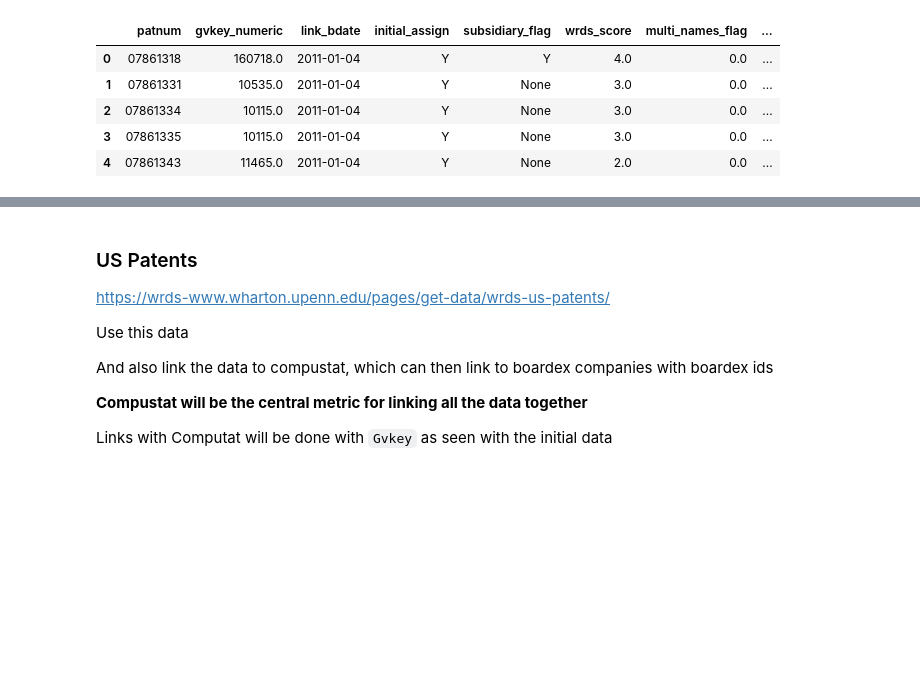
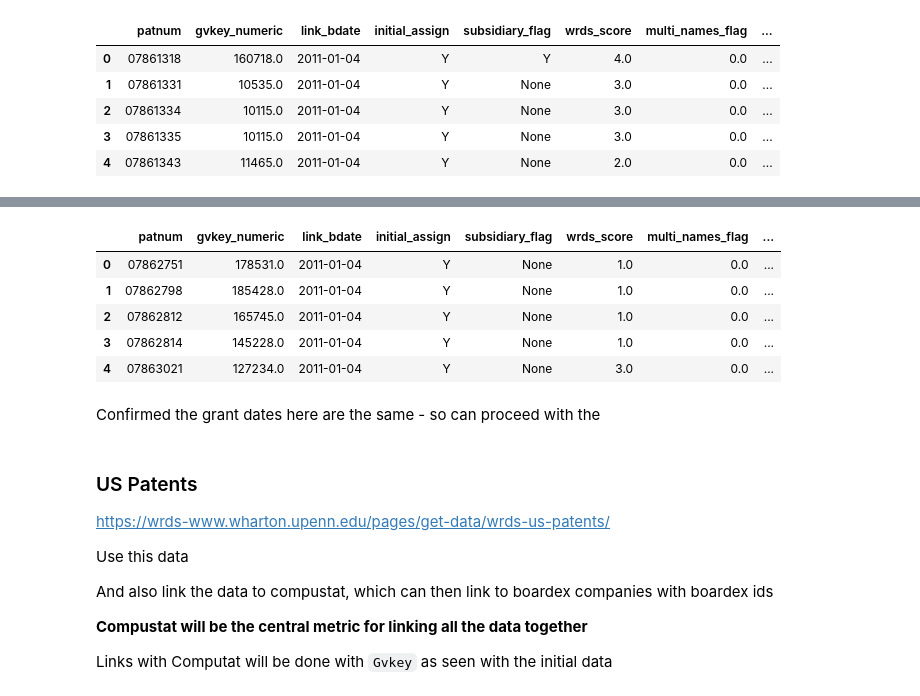
Before and after one commit to PeterHuGC/Imperial_Dissertation_Research, a Jupyter notebook: 6.Dissertation_Full_EDA/WRDS_graph_patent_exploration.ipynb, the cells around one changed output, grey strips where cells are left out. Saved outputs shown, nothing was run; the diff lists cells and outputs as text; code cells hidden in the pictures; blank space fills up the shorter version.

```diff
--- a/6.Dissertation_Full_EDA/WRDS_graph_patent_exploration.ipynb
+++ b/6.Dissertation_Full_EDA/WRDS_graph_patent_exploration.ipynb
@@ -175,0 +230,11 @@ conn.get_table(library='wrdsapps', table='uspatents_gvkey_linking', obs=5)
+# %%
+matched_patents_companies.head()
+# %% [output]
+|  | patnum | gvkey_numeric | link_bdate | initial_assign | subsidiary_flag | wrds_score | multi_names_flag | ... |
+| 0 | 07862751 | 178531.0 | 2011-01-04 | Y | None | 1.0 | 0.0 | ... |
+| 1 | 07862798 | 185428.0 | 2011-01-04 | Y | None | 1.0 | 0.0 | ... |
+| 2 | 07862812 | 165745.0 | 2011-01-04 | Y | None | 1.0 | 0.0 | ... |
+| 3 | 07862814 | 145228.0 | 2011-01-04 | Y | None | 1.0 | 0.0 | ... |
+| 4 | 07863021 | 127234.0 | 2011-01-04 | Y | None | 3.0 | 0.0 | ... |
+# %% [markdown]
+Confirmed the grant dates here are the same - so can proceed with the
```
Also changed, not shown: parts of 16 cells of this notebook, 1 other file.
